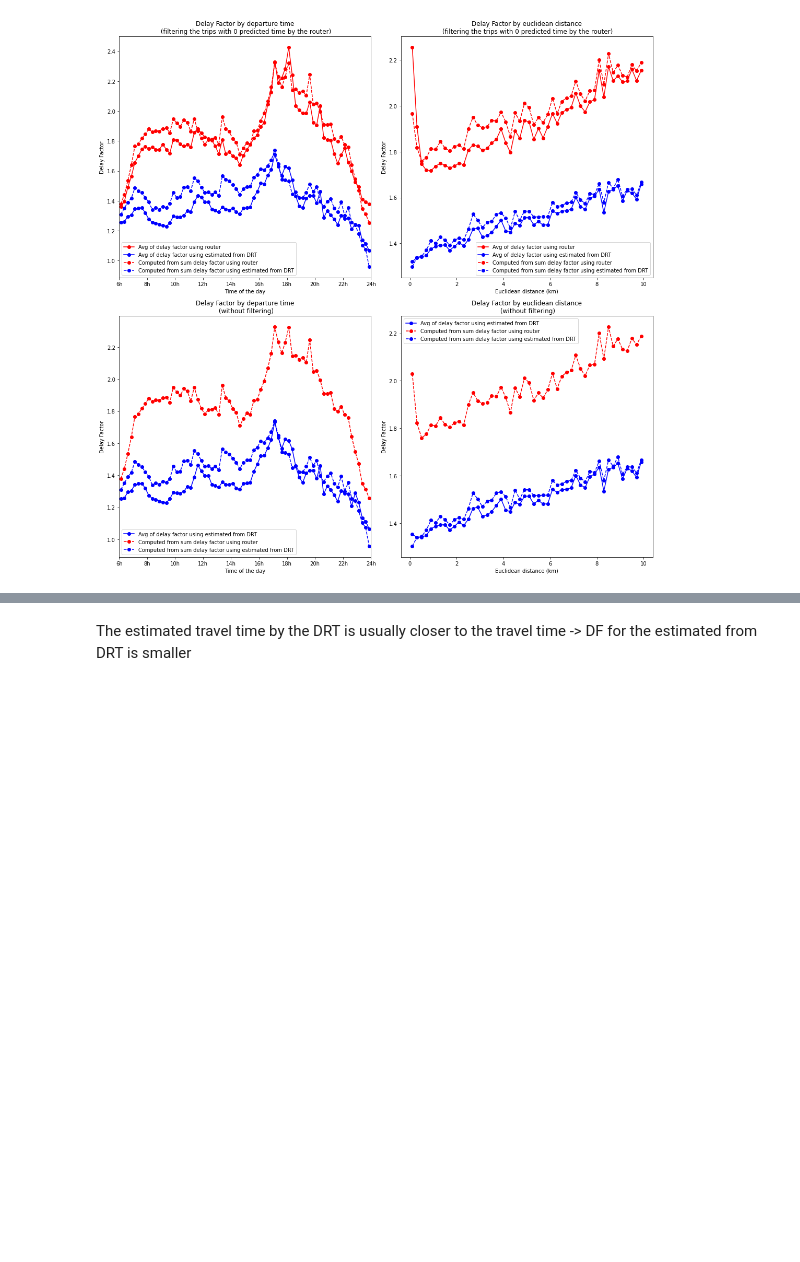
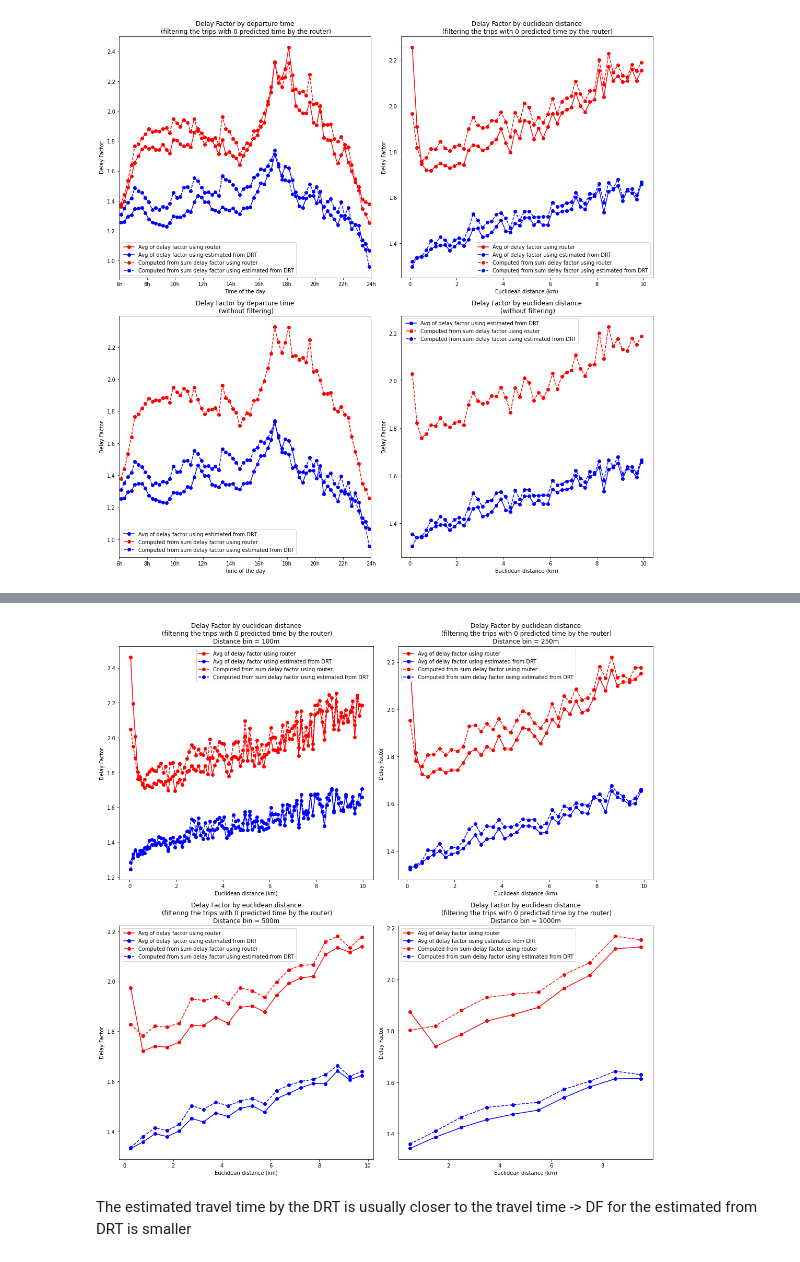
Before and after one commit to Sx-ETH/eqasim-java, a Jupyter notebook: switzerland/WaitTimeValidation/Generate plots.ipynb, the cells around one changed output, grey strips where cells are left out. Cells and saved outputs as stored; diff of their text form; code cells hidden in the pictures; blank space fills up the shorter version.

```diff
--- a/switzerland/WaitTimeValidation/Generate plots.ipynb
+++ b/switzerland/WaitTimeValidation/Generate plots.ipynb
@@ -187,3 +246,35 @@ plot_delay_factor(no_rej_4000['drt_trips_stats'][100], start_time, end_time, bin
+# %%
+def plot_df_multiple_distance_bins(it_drt_trip_stats,  min_distance, max_distance, bin_distances_m):
+    filtered_without_router_zeros = it_drt_trip_stats[it_drt_trip_stats.routerUnsharedTime != 0]
+    n_rows = (len(bin_distances_m) - 1) // 2 + 1
+    plt.figure(figsize=(15, n_rows * 7.5))
+
+    for idx,distance_bin in enumerate(bin_distances_m, start=1):
+        delayFactor_avg = avg_by_euclidean_distance_bin(filtered_without_router_zeros, 'delayFactor', min_distance=min_distance,
+                                     max_distance=max_distance, bin_distance_m=distance_bin)
+        delayFactorEstimatedDRT_avg = avg_by_euclidean_distance_bin(filtered_without_router_zeros, 'delayFactorEstimatedDRT', min_distance=min_distance,
+                                         max_distance=max_distance, bin_distance_m=distance_bin)
+        delayFactorComputedRouter_avg = avg_by_euclidean_distance_bin(filtered_without_router_zeros, 'compute_total_delay_factor_router', min_distance=min_distance,
+                                         max_distance=max_distance, bin_distance_m=distance_bin)
+        delayFactorComputedEstimatedDRT_avg = avg_by_euclidean_distance_bin(filtered_without_router_zeros, 'compute_total_delay_factor_estimated',min_distance=min_distance,
+                                         max_distance=max_distance, bin_distance_m=distance_bin)
+        plt.subplot(n_rows,2,idx)
+
+        plt.plot(np.array(delayFactor_avg.index.values)/1000, delayFactor_avg.values, 'ro-', label='Avg of delay factor using router')
+        plt.plot(np.array(delayFactorEstimatedDRT_avg.index.values)/1000, delayFactorEstimatedDRT_avg.values, 'bo-', label='Avg of delay factor using estimated from DRT')
+        plt.plot(np.array(delayFactorComputedRouter_avg.index.values)/1000, delayFactorComputedRouter_avg.values, 'ro--', label='Computed from sum delay factor using router')
+        plt.plot(np.array(delayFactorComputedEstimatedDRT_avg.index.values)/1000, delayFactorComputedEstimatedDRT_avg.values, 'bo--', label='Computed from sum delay factor using estimated from DRT')
+        plt.legend()
+        plt.title('Delay Factor by euclidean distance\n (filtering the trips with 0 predicted time by the router)\nDistance bin = ' + str(distance_bin) + 'm')
+        plt.xlabel('Euclidean distance (km)')
+        plt.ylabel('Delay Factor')
+
+    plt.tight_layout()
+    plt.show()
+# %%
+plot_df_multiple_distance_bins(no_rej_4000['drt_trips_stats'][100], min_distance, max_distance, [100,250,500,1000])
+# %% [output]
+[figure, added]
 # %% [markdown]
 The estimated travel time by the DRT is usually closer to the travel time -> DF for the estimated from DRT is smaller
 # %%
```
Also changed, not shown: parts of 21 cells of this notebook.
